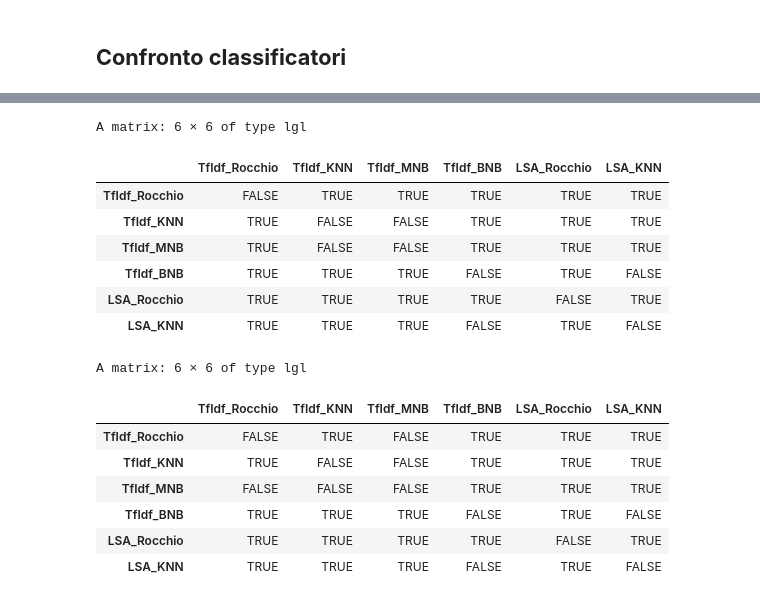
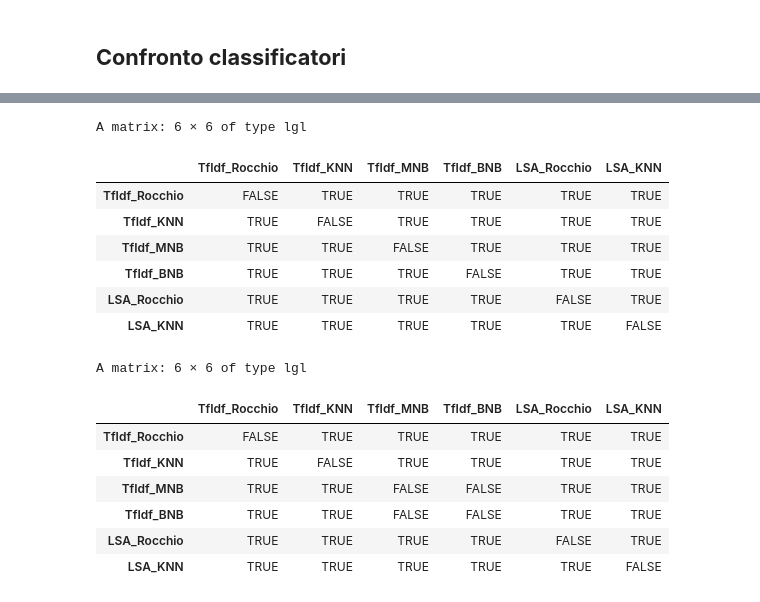
Before and after one commit to andrix17/proWine, a Jupyter notebook: notebook/Classifiers.ipynb, the cells around one changed output, grey strips where cells are left out. Cells and saved outputs as stored; diff of their text form; code cells hidden in the pictures.

```diff
--- a/notebook/Classifiers.ipynb
+++ b/notebook/Classifiers.ipynb
@@ -379,7 +381,7 @@ summary(mnb)
 
 ---------------------------------------------------------------------------------
 # %%
-bayesResult<- mnb %class% t(test_tdmFinal)
+bayesResult<- mnb %class% t(test_tdmNoWeight)
 # %%
 print(paste("Accuracy:",sum(bayesResult==test_variety)/length(test_variety)))
 # %% [output]
@@ -415,7 +417,7 @@ for (x in unique(test_variety)){
 # %% [markdown]
 ### **Bernoulli Naive Bayes**
 # %%
-bnb <- bernoulli_naive_bayes(as.matrix((t(train_tdmFinal)>0)+0), train_variety, laplace=0.0001)
+bnb <- bernoulli_naive_bayes(as.matrix((t(train_tdmNoWeight)>0)+0), train_variety, laplace=0.0001)
 # %%
 summary(bnb)
 # %% [output]
@@ -438,7 +440,7 @@ summary(bnb)
 
 ---------------------------------------------------------------------------------
 # %%
-bayesResult<- bnb %class% t(test_tdmFinal)
+bayesResult<- bnb %class% t(test_tdmNoWeight)
 # %%
 print(paste("Accuracy:",sum(bayesResult==test_variety)/length(test_variety)))
 # %% [output]
@@ -638,7 +640,7 @@ for (x in unique(test_variety)){
 # %% [markdown]
 ## **Confronto classificatori**
 # %%
-acc <- c(0.765419734904271, 0.753755522827688, 0.759293078055965, 0.705449189985273, 0.612076583210604, 0.706156111929308)
+acc <- c(0.765419734904271, 0.753755522827688, 0.78880706921944, 0.786509572901326, 0.612076583210604, 0.706156111929308)
 names(acc) <- c("TfIdf_Rocchio", "TfIdf_KNN", "TfIdf_MNB", "TfIdf_BNB", "LSA_Rocchio", "LSA_KNN")
 acc
 # %% [output]
@@ -695,22 +697,22 @@ reverseZhalfalpha(Z)
 # %%
-apply(accVarP,1,function(x) apply(accVarP,1, function(y) diff_stat_signif(1-x["acc"],x["var"], 1-y["acc"], y["var"], 0.8151)))
+apply(accVarP,1,function(x) apply(accVarP,1, function(y) diff_stat_signif(1-x["acc"],x["var"], 1-y["acc"], y["var"], 0.39523)))
 # %% [output]
 A matrix: 6 × 6 of type lgl
 |  | TfIdf_Rocchio | TfIdf_KNN | TfIdf_MNB | TfIdf_BNB | LSA_Rocchio | LSA_KNN |
 | TfIdf_Rocchio | FALSE | TRUE | TRUE | TRUE | TRUE | TRUE |
-| TfIdf_KNN | TRUE | FALSE | FALSE | TRUE | TRUE | TRUE |
-| TfIdf_MNB | TRUE | FALSE | FALSE | TRUE | TRUE | TRUE |
-| TfIdf_BNB | TRUE | TRUE | TRUE | FALSE | TRUE | FALSE |
+| TfIdf_KNN | TRUE | FALSE | TRUE | TRUE | TRUE | TRUE |
+| TfIdf_MNB | TRUE | TRUE | FALSE | TRUE | TRUE | TRUE |
+| TfIdf_BNB | TRUE | TRUE | TRUE | FALSE | TRUE | TRUE |
 | LSA_Rocchio | TRUE | TRUE | TRUE | TRUE | FALSE | TRUE |
-| LSA_KNN | TRUE | TRUE | TRUE | FALSE | TRUE | FALSE |
+| LSA_KNN | TRUE | TRUE | TRUE | TRUE | TRUE | FALSE |
 # %%
-apply(accVarP,1,function(x) apply(accVarP,1, function(y) diff_stat_signif(1-x["acc"],x["var"], 1-y["acc"], y["var"], 0.8152)))
+apply(accVarP,1,function(x) apply(accVarP,1, function(y) diff_stat_signif(1-x["acc"],x["var"], 1-y["acc"], y["var"], 0.39524)))
 # %% [output]
 A matrix: 6 × 6 of type lgl
 |  | TfIdf_Rocchio | TfIdf_KNN | TfIdf_MNB | TfIdf_BNB | LSA_Rocchio | LSA_KNN |
-| TfIdf_Rocchio | FALSE | TRUE | FALSE | TRUE | TRUE | TRUE |
-| TfIdf_KNN | TRUE | FALSE | FALSE | TRUE | TRUE | TRUE |
-| TfIdf_MNB | FALSE | FALSE | FALSE | TRUE | TRUE | TRUE |
-| TfIdf_BNB | TRUE | TRUE | TRUE | FALSE | TRUE | FALSE |
+| TfIdf_Rocchio | FALSE | TRUE | TRUE | TRUE | TRUE | TRUE |
+| TfIdf_KNN | TRUE | FALSE | TRUE | TRUE | TRUE | TRUE |
+| TfIdf_MNB | TRUE | TRUE | FALSE | FALSE | TRUE | TRUE |
+| TfIdf_BNB | TRUE | TRUE | FALSE | FALSE | TRUE | TRUE |
 | LSA_Rocchio | TRUE | TRUE | TRUE | TRUE | FALSE | TRUE |
-| LSA_KNN | TRUE | TRUE | TRUE | FALSE | TRUE | FALSE |
+| LSA_KNN | TRUE | TRUE | TRUE | TRUE | TRUE | FALSE |
```
Also changed, not shown: parts of 17 cells of this notebook.
